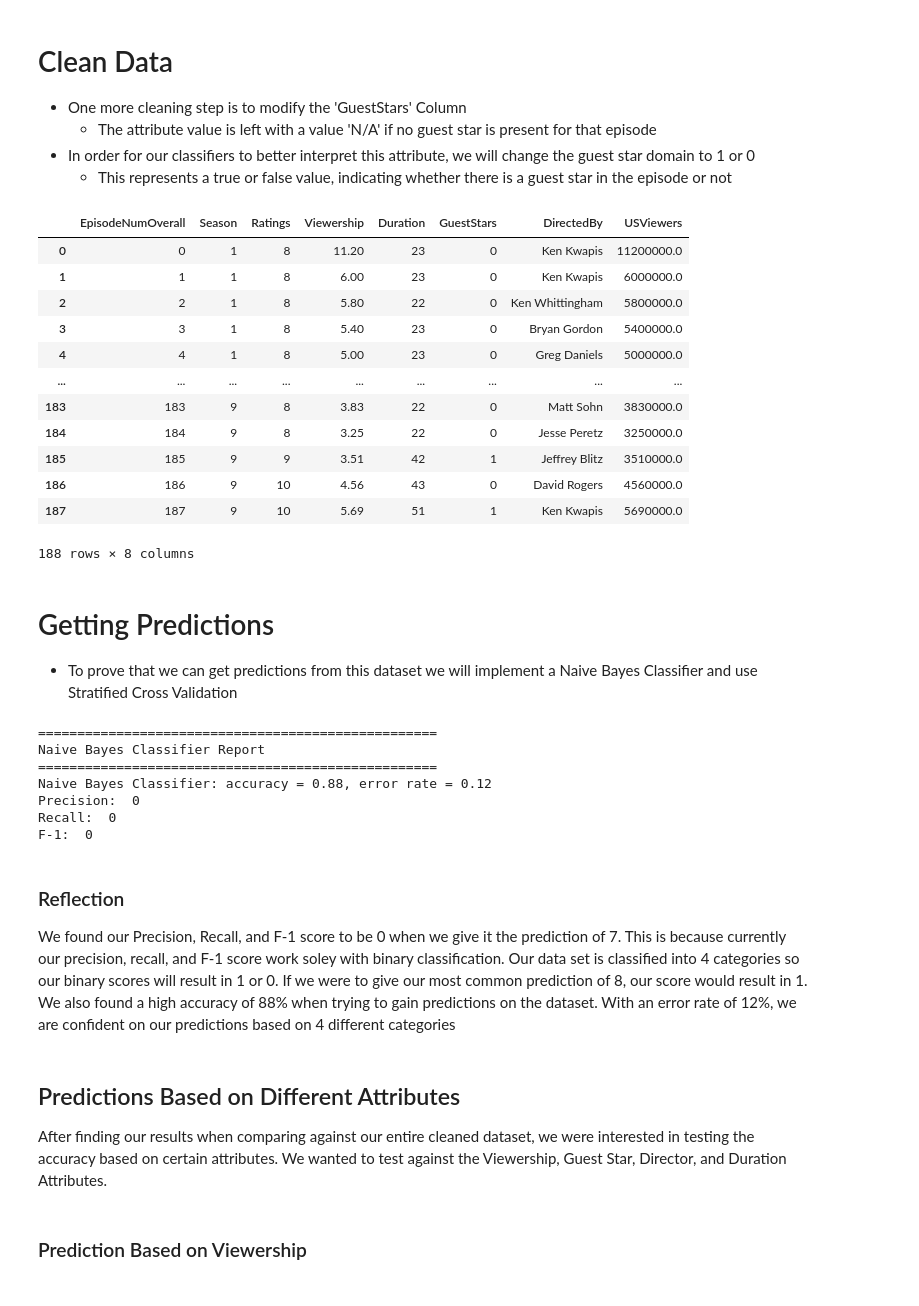
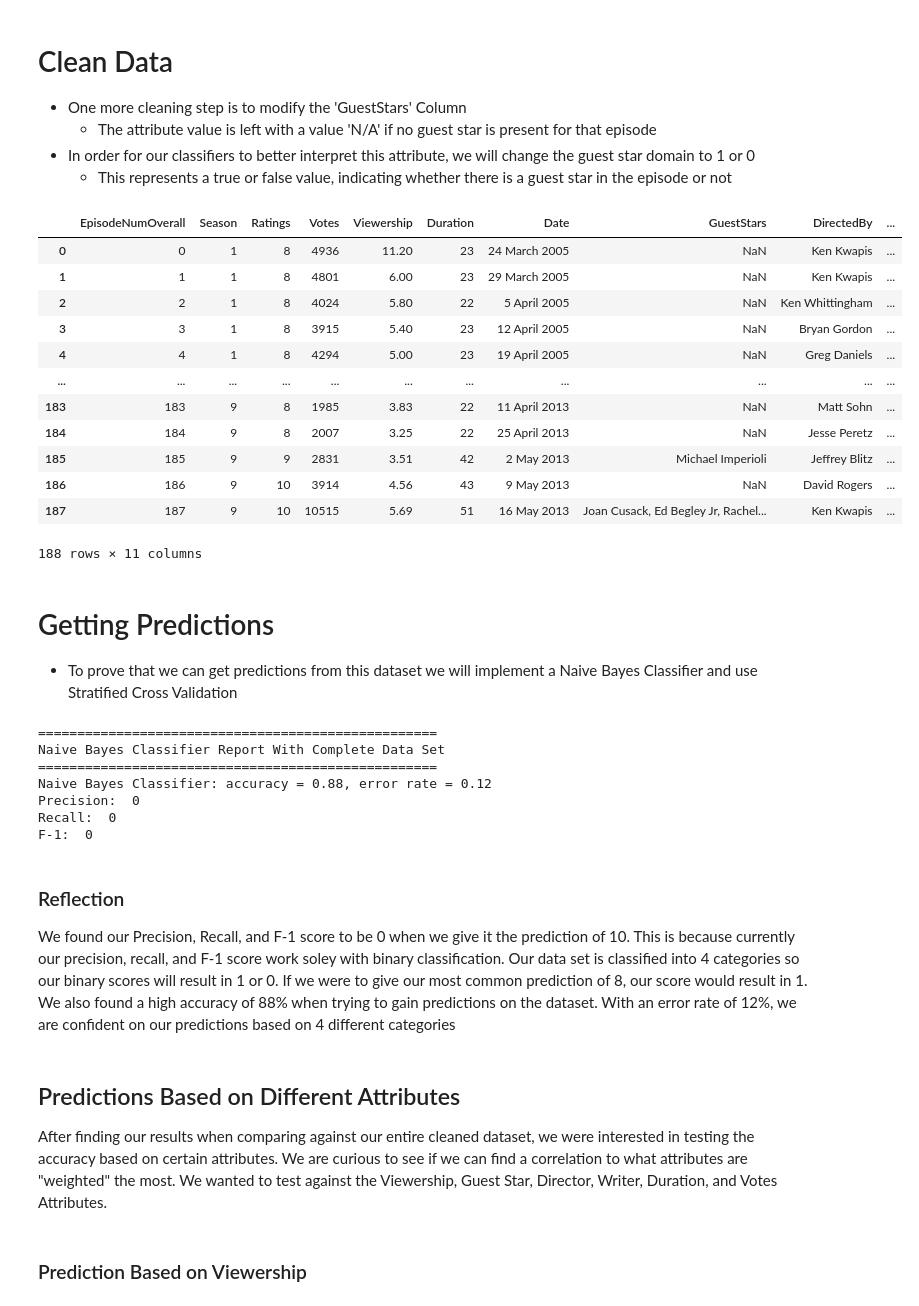
Before and after one commit to cdeide/CPSC-322-Final-Project, a Jupyter notebook: project_review.ipynb, the cells around one changed output. Saved outputs shown, nothing was run; the diff lists cells and outputs as text; code cells hidden in the pictures.

Commit message:
Predictions done, Graphs

```diff
--- a/project_review.ipynb
+++ b/project_review.ipynb
@@ -111,28 +111,28 @@ plt.show()
 # %%
 guest_stars_list = list(the_office_data.get("GuestStars"))
 bool_guest_stars = []
 for value in guest_stars_list:
     if type(value) != str:
         bool_guest_stars.append(0)
     else:
         bool_guest_stars.append(1)
 # Replace Ratings column with rounded ratings
-the_office_data["GuestStars"] = bool_guest_stars
+# the_office_data["GuestStars"] = bool_guest_stars
 display(the_office_data)
 # %% [output]
-|  | EpisodeNumOverall | Season | Ratings | Viewership | Duration | GuestStars | DirectedBy | USViewers |
-| 0 | 0 | 1 | 8 | 11.20 | 23 | 0 | Ken Kwapis | 11200000.0 |
-| 1 | 1 | 1 | 8 | 6.00 | 23 | 0 | Ken Kwapis | 6000000.0 |
-| 2 | 2 | 1 | 8 | 5.80 | 22 | 0 | Ken Whittingham | 5800000.0 |
-| 3 | 3 | 1 | 8 | 5.40 | 23 | 0 | Bryan Gordon | 5400000.0 |
-| 4 | 4 | 1 | 8 | 5.00 | 23 | 0 | Greg Daniels | 5000000.0 |
-| ... | ... | ... | ... | ... | ... | ... | ... | ... |
-| 183 | 183 | 9 | 8 | 3.83 | 22 | 0 | Matt Sohn | 3830000.0 |
-| 184 | 184 | 9 | 8 | 3.25 | 22 | 0 | Jesse Peretz | 3250000.0 |
-| 185 | 185 | 9 | 9 | 3.51 | 42 | 1 | Jeffrey Blitz | 3510000.0 |
-| 186 | 186 | 9 | 10 | 4.56 | 43 | 0 | David Rogers | 4560000.0 |
-| 187 | 187 | 9 | 10 | 5.69 | 51 | 1 | Ken Kwapis | 5690000.0 |
+|  | EpisodeNumOverall | Season | Ratings | Votes | Viewership | Duration | Date | GuestStars | DirectedBy | ... |
+| 0 | 0 | 1 | 8 | 4936 | 11.20 | 23 | 24 March 2005 | NaN | Ken Kwapis | ... |
+| 1 | 1 | 1 | 8 | 4801 | 6.00 | 23 | 29 March 2005 | NaN | Ken Kwapis | ... |
+| 2 | 2 | 1 | 8 | 4024 | 5.80 | 22 | 5 April 2005 | NaN | Ken Whittingham | ... |
+| 3 | 3 | 1 | 8 | 3915 | 5.40 | 23 | 12 April 2005 | NaN | Bryan Gordon | ... |
+| 4 | 4 | 1 | 8 | 4294 | 5.00 | 23 | 19 April 2005 | NaN | Greg Daniels | ... |
+| ... | ... | ... | ... | ... | ... | ... | ... | ... | ... | ... |
+| 183 | 183 | 9 | 8 | 1985 | 3.83 | 22 | 11 April 2013 | NaN | Matt Sohn | ... |
+| 184 | 184 | 9 | 8 | 2007 | 3.25 | 22 | 25 April 2013 | NaN | Jesse Peretz | ... |
+| 185 | 185 | 9 | 9 | 2831 | 3.51 | 42 | 2 May 2013 | Michael Imperioli | Jeffrey Blitz | ... |
+| 186 | 186 | 9 | 10 | 3914 | 4.56 | 43 | 9 May 2013 | NaN | David Rogers | ... |
+| 187 | 187 | 9 | 10 | 10515 | 5.69 | 51 | 16 May 2013 | Joan Cusack, Ed Begley Jr, Rachel... | Ken Kwapis | ... |
-188 rows × 8 columns
+188 rows × 11 columns
 # %% [markdown]
 # Getting Predictions
 * To prove that we can get predictions from this dataset we will implement a Naive Bayes Classifier and use Stratified Cross Validation
@@ -147,13 +147,13 @@ X = the_office_data.values.tolist()
 # Use utility functions to compute the desired values
 naive_accuracy, naive_error_rate, naive_y_true, naive_y_pred = project_utils.cross_val_predict(\
     X, y, eval, NaiveBayes_clf(), True)
-naive_precision = eval.binary_precision_score(naive_y_true, naive_y_pred, None, 7)
-naive_recall = eval.binary_recall_score(naive_y_true, naive_y_pred, None, 7)
-naive_f_one = eval.binary_f1_score(naive_y_true, naive_y_pred, None, 7)
+naive_precision = eval.binary_precision_score(naive_y_true, naive_y_pred, None, 10)
+naive_recall = eval.binary_recall_score(naive_y_true, naive_y_pred, None, 10)
+naive_f_one = eval.binary_f1_score(naive_y_true, naive_y_pred, None, 10)
 
 # Print the values found
 print("===================================================")
-print("Naive Bayes Classifier Report")
+print("Naive Bayes Classifier Report With Complete Data Set")
 print("===================================================")
 print("Naive Bayes Classifier: accuracy = "\
     + str(naive_accuracy) + ", error rate = " + str(naive_error_rate))
@@ -163,7 +163,7 @@ print("F-1: ", round(naive_f_one, 2))
 print()
 # %% [output]
 ===================================================
-Naive Bayes Classifier Report
+Naive Bayes Classifier Report With Complete Data Set
 ===================================================
 Naive Bayes Classifier: accuracy = 0.88, error rate = 0.12
 Precision:  0
@@ -171,11 +171,11 @@ Recall:  0
 F-1:  0
 # %% [markdown]
 ### Reflection
-We found our Precision, Recall, and F-1 score to be 0 when we give it the prediction of 7. This is because currently our precision, recall, and F-1 score work soley with binary classification. Our data set is classified into 4 categories so our binary scores will result in 1 or 0. If we were to give our most common prediction of 8, our score would result in 1. We also found a high accuracy of 88% when trying to gain predictions on the dataset. With an error rate of 12%, we are confident on our predictions based on 4 different categories
+We found our Precision, Recall, and F-1 score to be 0 when we give it the prediction of 10. This is because currently our precision, recall, and F-1 score work soley with binary classification. Our data set is classified into 4 categories so our binary scores will result in 1 or 0. If we were to give our most common prediction of 8, our score would result in 1. We also found a high accuracy of 88% when trying to gain predictions on the dataset. With an error rate of 12%, we are confident on our predictions based on 4 different categories
 # %% [markdown]
 ## Predictions Based on Different Attributes
 
-After finding our results when comparing against our entire cleaned dataset, we were interested in testing the accuracy based on certain attributes. We wanted to test against the Viewership, Guest Star, Director, and Duration Attributes.
+After finding our results when comparing against our entire cleaned dataset, we were interested in testing the accuracy based on certain attributes. We are curious to see if we can find a correlation to what attributes are "weighted" the most. We wanted to test against the Viewership, Guest Star, Director, Writer, Duration, and Votes Attributes.
 # %% [markdown]
 ### Prediction Based on Viewership
 # %%
```
Also changed, not shown: parts of 26 cells of this notebook, 1 other file.
